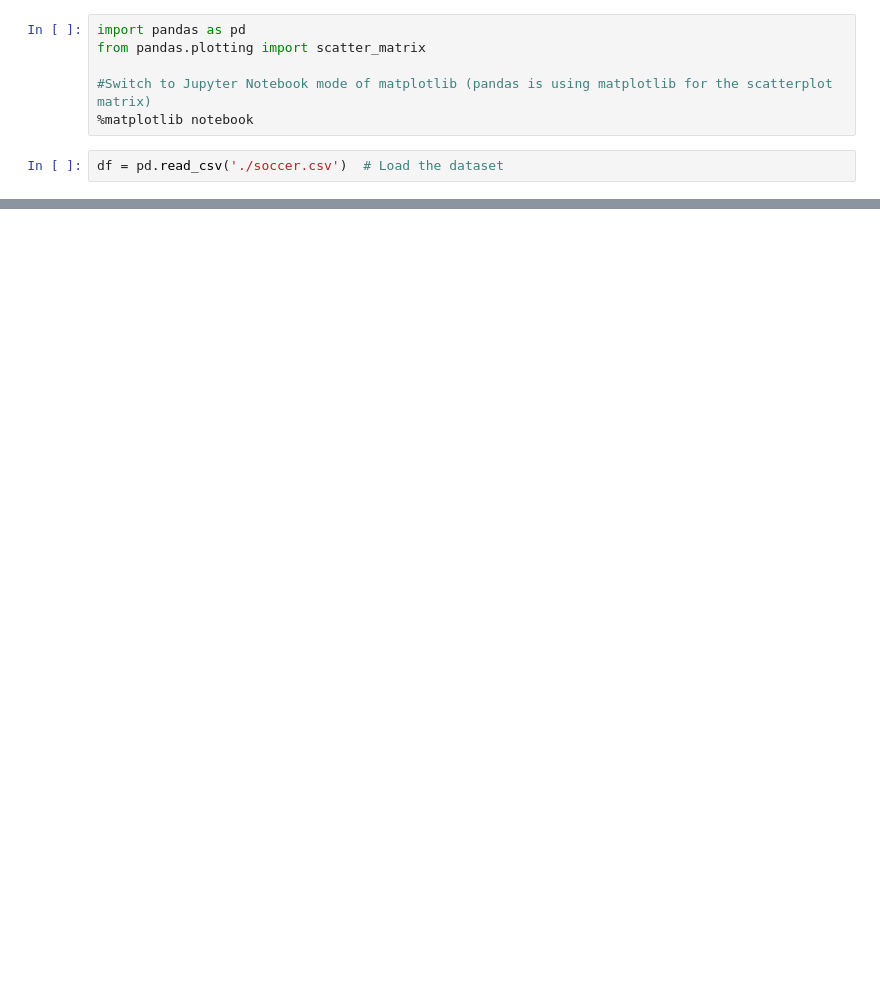
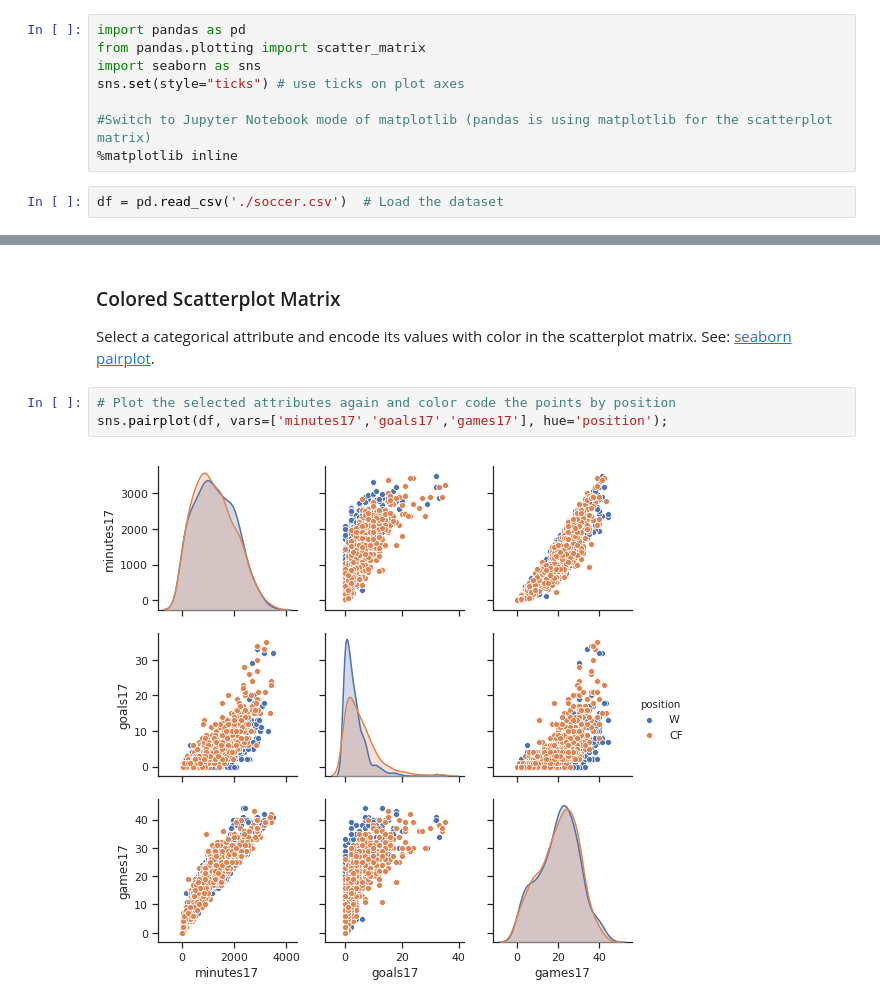
Before and after one commit to keckelt/Python-Heatmap-and-Scatterplot-Matrix, a Jupyter notebook: solution.ipynb, the cells around one changed output, grey strips where cells are left out. Cells and saved outputs as stored; diff of their text form; blank space fills up the shorter version.

Commit message:
Update exercise, include color coding

```diff
--- a/solution.ipynb
+++ b/solution.ipynb
@@ -1,8 +3,10 @@
 # %%
 import pandas as pd
 from pandas.plotting import scatter_matrix
+import seaborn as sns
+sns.set(style="ticks") # use ticks on plot axes
 
 #Switch to Jupyter Notebook mode of matplotlib (pandas is using matplotlib for the scatterplot matrix)
-%matplotlib notebook
+%matplotlib inline
 # %%
 df = pd.read_csv('./soccer.csv')  # Load the dataset
@@ -33,0 +54,9 @@ array([[<matplotlib.axes._subplots.AxesSubplot object at 0x...>,
+# %% [markdown]
+### Colored Scatterplot Matrix
+Select a categorical attribute and encode its values with color in the scatterplot matrix.
+See: [seaborn pairplot](https://seaborn.pydata.org/generated/seaborn.pairplot.html#seaborn.pairplot).
+# %%
+# Plot the selected attributes again and color code the points by position
+sns.pairplot(df, vars=['minutes17','goals17','games17'], hue='position');
+# %% [output]
+[figure, added]
```
Also changed, not shown: parts of 8 cells of this notebook, 2 other files.
